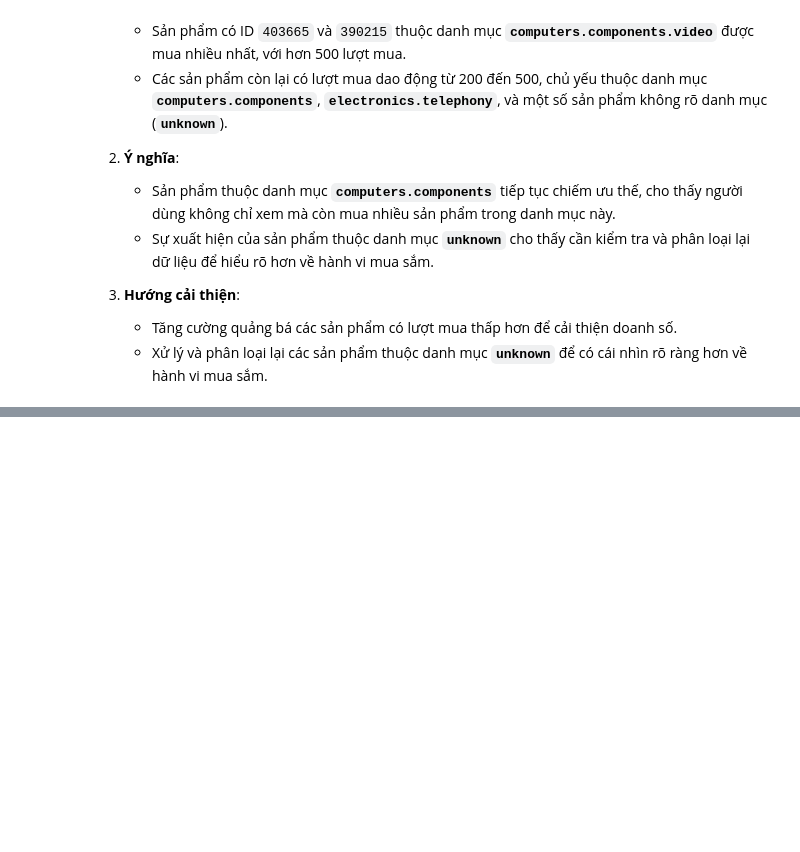
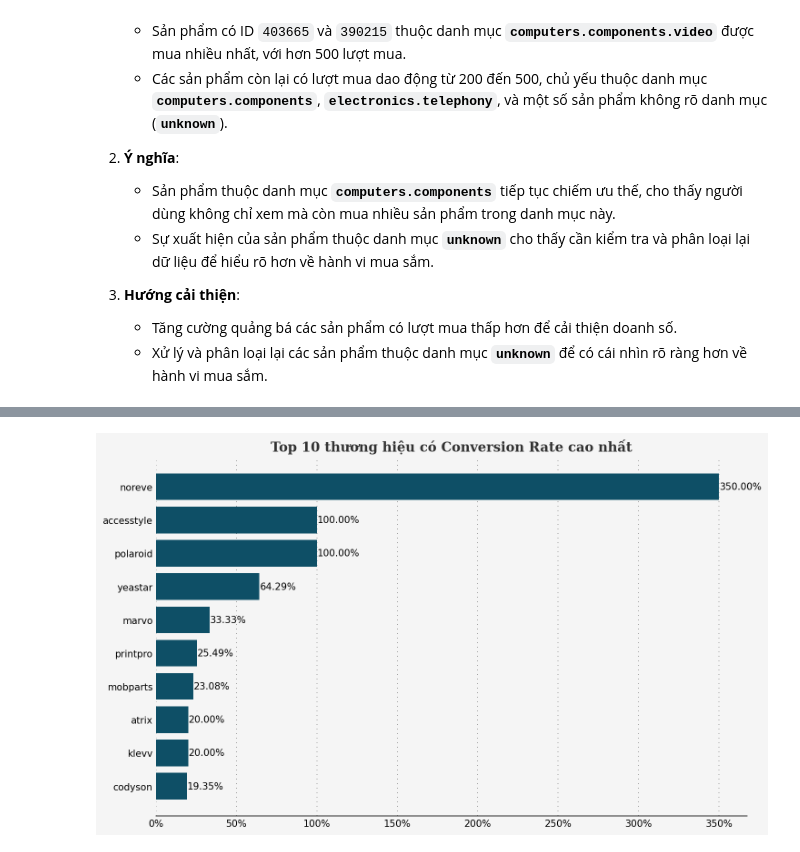
Before and after one commit to hanvocado/ecommerce-analysis, a Jupyter notebook: preprocess.ipynb, the cells around one changed output, grey strips where cells are left out. Cells and saved outputs as stored; diff of their text form; code cells hidden in the pictures; blank space fills up the shorter version.

```diff
--- a/preprocess.ipynb
+++ b/preprocess.ipynb
@@ -664,0 +1037,3 @@ plt.show()
+# %%
+conversion_by_brand = data.groupby('brand').apply(calc_conversion_rate)
+print(conversion_by_brand.sort_values(ascending=False).round(2).head(10))
@@ -664,0 +1054,29 @@ plt.show()
+# %%
+top_brands = conversion_by_brand.sort_values(ascending=False).head(10)
+top_brands = top_brands.sort_values(ascending=True)
+
+fig, ax = plt.subplots(figsize=(10, 6), dpi=150)
+fig.patch.set_facecolor("#f5f5f5")
+ax.set_facecolor("#f5f5f5")
+
+ax.barh(top_brands.index, top_brands.values, color="#0e4f66", zorder=3)
+
+for i, v in enumerate(top_brands.values):
+    ax.text(v + 0.2, i, f"{v:.2f}%", va='center', fontsize=10)
+
+ax.xaxis.set_major_formatter(mtick.PercentFormatter())
+ax.grid(color='gray', linestyle=':', axis='x', zorder=0, dashes=(1,5))
+ax.tick_params(axis='both', length=0)
+ax.set_xlabel("")
+ax.set_ylabel("")
+ax.spines['top'].set_visible(False)
+ax.spines['right'].set_visible(False)
+ax.spines['left'].set_visible(False)
+
+ax.set_title("Top 10 thương hiệu có Conversion Rate cao nhất",
+             fontsize=14, fontweight='bold', fontfamily='serif', color="#323232")
+
+plt.tight_layout()
+plt.show()
+# %% [output]
+[figure, added]
```
Also changed, not shown: parts of 37 cells of this notebook.
